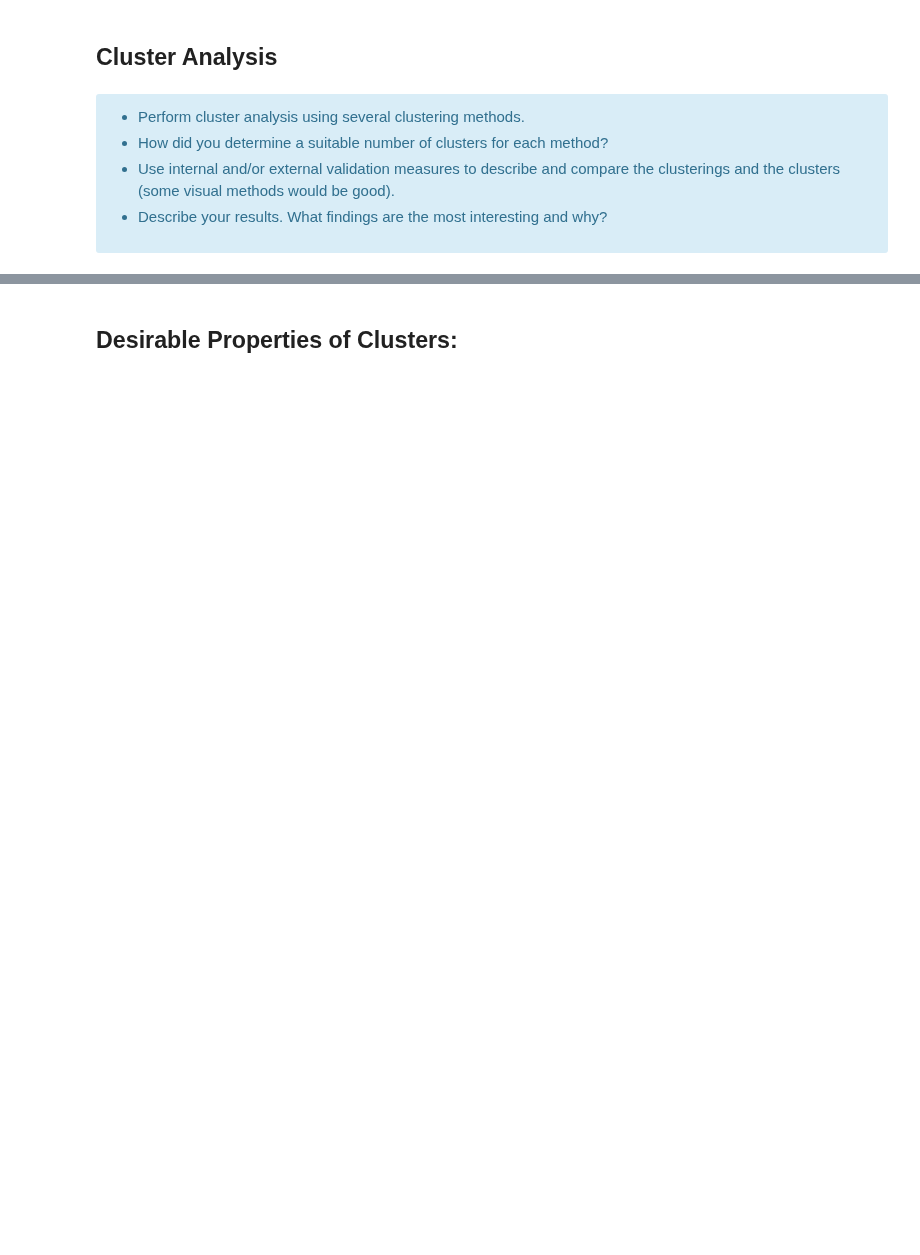
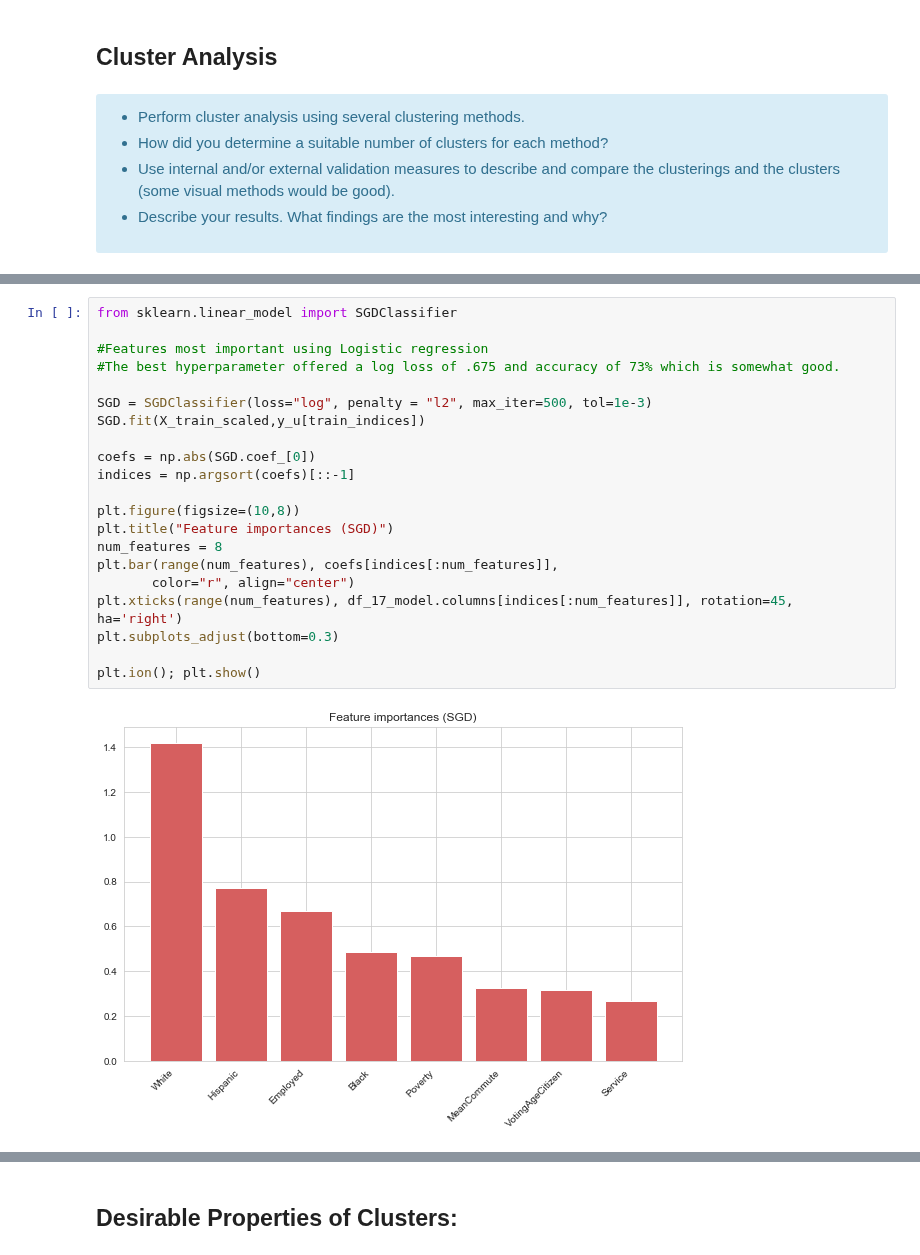
Before and after one commit to kmrollins/MSDS7331-Labs, a Jupyter notebook: MSDS7331_Team3_Lab3/MSDS7331_Team3_Lab3.ipynb, the cells around one changed output, grey strips where cells are left out. Saved outputs shown, nothing was run; the diff lists cells and outputs as text; blank space fills up the shorter version.

```diff
--- a/MSDS7331_Team3_Lab3/MSDS7331_Team3_Lab3.ipynb
+++ b/MSDS7331_Team3_Lab3/MSDS7331_Team3_Lab3.ipynb
@@ -752,0 +389,23 @@ Here we see the accuracy has decreases further and hence we see that KNN is a be
+# %%
+from sklearn.linear_model import SGDClassifier
+
+#Features most important using Logistic regression
+#The best hyperparameter offered a log loss of .675 and accuracy of 73% which is somewhat good.
+
+SGD = SGDClassifier(loss="log", penalty = "l2", max_iter=500, tol=1e-3)
+SGD.fit(X_train_scaled,y_u[train_indices])
+
+coefs = np.abs(SGD.coef_[0])
+indices = np.argsort(coefs)[::-1]
+
+plt.figure(figsize=(10,8))
+plt.title("Feature importances (SGD)")
+num_features = 8
+plt.bar(range(num_features), coefs[indices[:num_features]],
+       color="r", align="center")
+plt.xticks(range(num_features), df_17_model.columns[indices[:num_features]], rotation=45, ha='right')
+plt.subplots_adjust(bottom=0.3)
+
+plt.ion(); plt.show()
+# %% [output]
+[figure, added]
```
Also changed, not shown: parts of 112 cells of this notebook, 1 other file.
